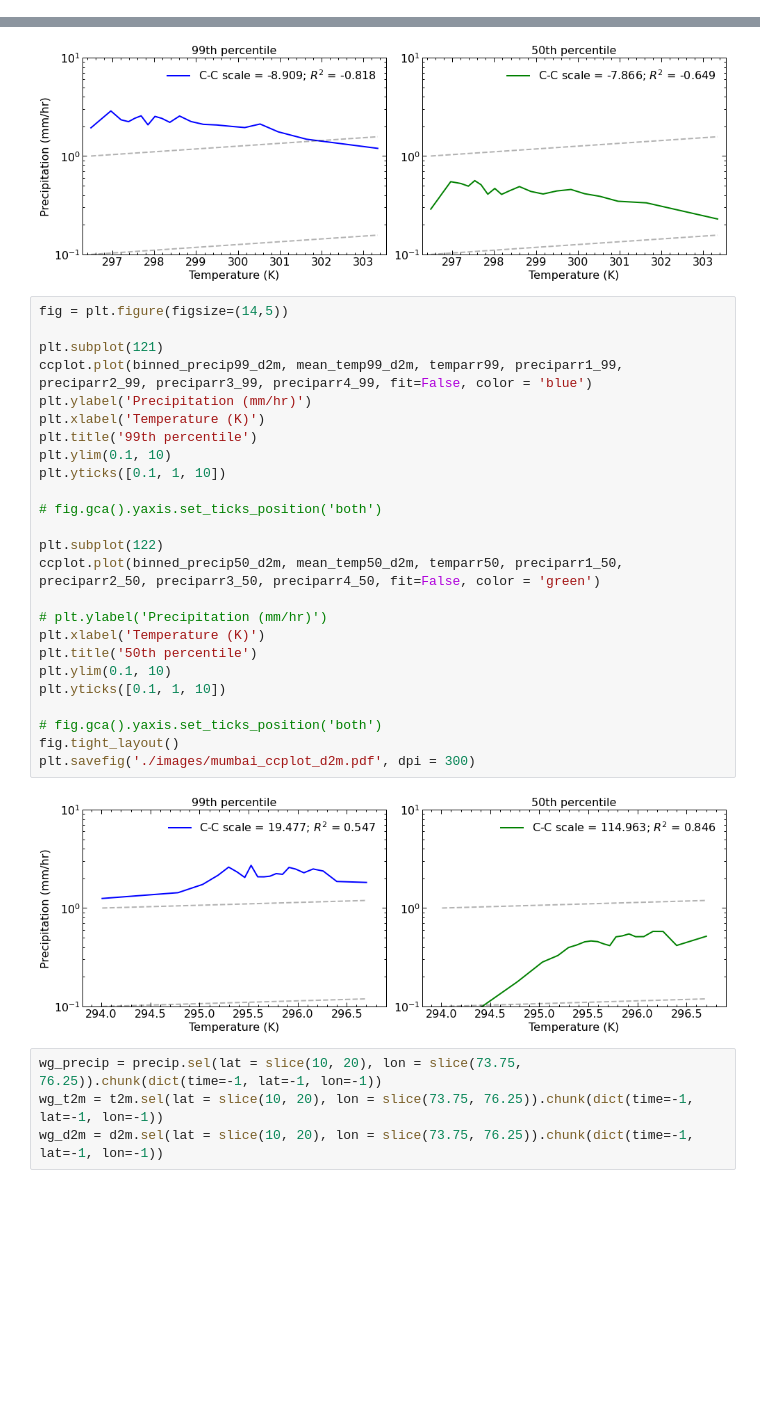
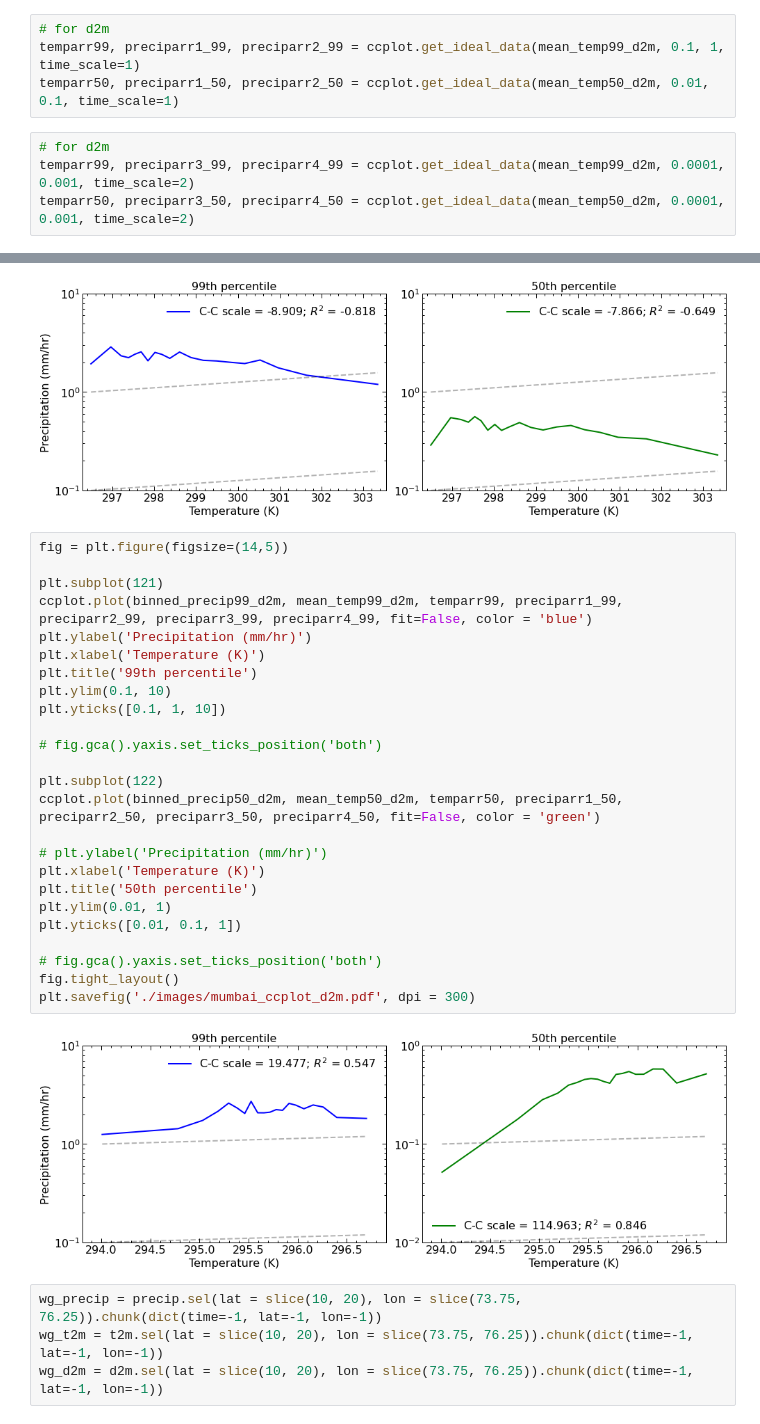
Before and after one commit to adisen99/msc_project, a Jupyter notebook: test.ipynb, the cells around one changed output, grey strips where cells are left out. Cells and saved outputs as stored; diff of their text form; blank space fills up the shorter version.

```diff
--- a/test.ipynb
+++ b/test.ipynb
@@ -353,5 +371,13 @@ temparr50, preciparr1_50, preciparr2_50 = ccplot.get_ideal_data(mean_temp50_t2m,
 temparr99, preciparr3_99, preciparr4_99 = ccplot.get_ideal_data(mean_temp99_t2m, 0.0001, 0.001, time_scale=2)
 temparr50, preciparr3_50, preciparr4_50 = ccplot.get_ideal_data(mean_temp50_t2m, 0.0001, 0.001, time_scale=2)
+# %%
+# for d2m
+temparr99, preciparr1_99, preciparr2_99 = ccplot.get_ideal_data(mean_temp99_d2m, 0.1, 1, time_scale=1)
+temparr50, preciparr1_50, preciparr2_50 = ccplot.get_ideal_data(mean_temp50_d2m, 0.01, 0.1, time_scale=1)
+# %%
+# for d2m
+temparr99, preciparr3_99, preciparr4_99 = ccplot.get_ideal_data(mean_temp99_d2m, 0.0001, 0.001, time_scale=2)
+temparr50, preciparr3_50, preciparr4_50 = ccplot.get_ideal_data(mean_temp50_d2m, 0.0001, 0.001, time_scale=2)
 # %%
 # binned_ds99 = binned_ds99.rename_vars({'precipCal':'precipitationCal'})
 # binned_ds50 = binned_ds50.rename_vars({'precipCal':'precipitationCal'})
@@ -385,30 +411,30 @@ plt.savefig('./images/mumbai_ccplot_t2m.pdf', dpi = 300)
 # %%
 fig = plt.figure(figsize=(14,5))
 
 plt.subplot(121)
 ccplot.plot(binned_precip99_d2m, mean_temp99_d2m, temparr99, preciparr1_99, preciparr2_99, preciparr3_99, preciparr4_99, fit=False, color = 'blue')
 plt.ylabel('Precipitation (mm/hr)')
 plt.xlabel('Temperature (K)')
 plt.title('99th percentile')
 plt.ylim(0.1, 10)
 plt.yticks([0.1, 1, 10])
 
 # fig.gca().yaxis.set_ticks_position('both')
 
 plt.subplot(122)
 ccplot.plot(binned_precip50_d2m, mean_temp50_d2m, temparr50, preciparr1_50, preciparr2_50, preciparr3_50, preciparr4_50, fit=False, color = 'green')
 
 # plt.ylabel('Precipitation (mm/hr)')
 plt.xlabel('Temperature (K)')
 plt.title('50th percentile')
-plt.ylim(0.1, 10)
-plt.yticks([0.1, 1, 10])
+plt.ylim(0.01, 1)
+plt.yticks([0.01, 0.1, 1])
 
 # fig.gca().yaxis.set_ticks_position('both')
 fig.tight_layout()
 plt.savefig('./images/mumbai_ccplot_d2m.pdf', dpi = 300)
 # %% [output]
-[figure, old version]
+[figure, new version]
 # %%
 wg_precip = precip.sel(lat = slice(10, 20), lon = slice(73.75, 76.25)).chunk(dict(time=-1, lat=-1, lon=-1))
 wg_t2m = t2m.sel(lat = slice(10, 20), lon = slice(73.75, 76.25)).chunk(dict(time=-1, lat=-1, lon=-1))
```
Also changed, not shown: parts of 30 cells of this notebook, 2 other files.
